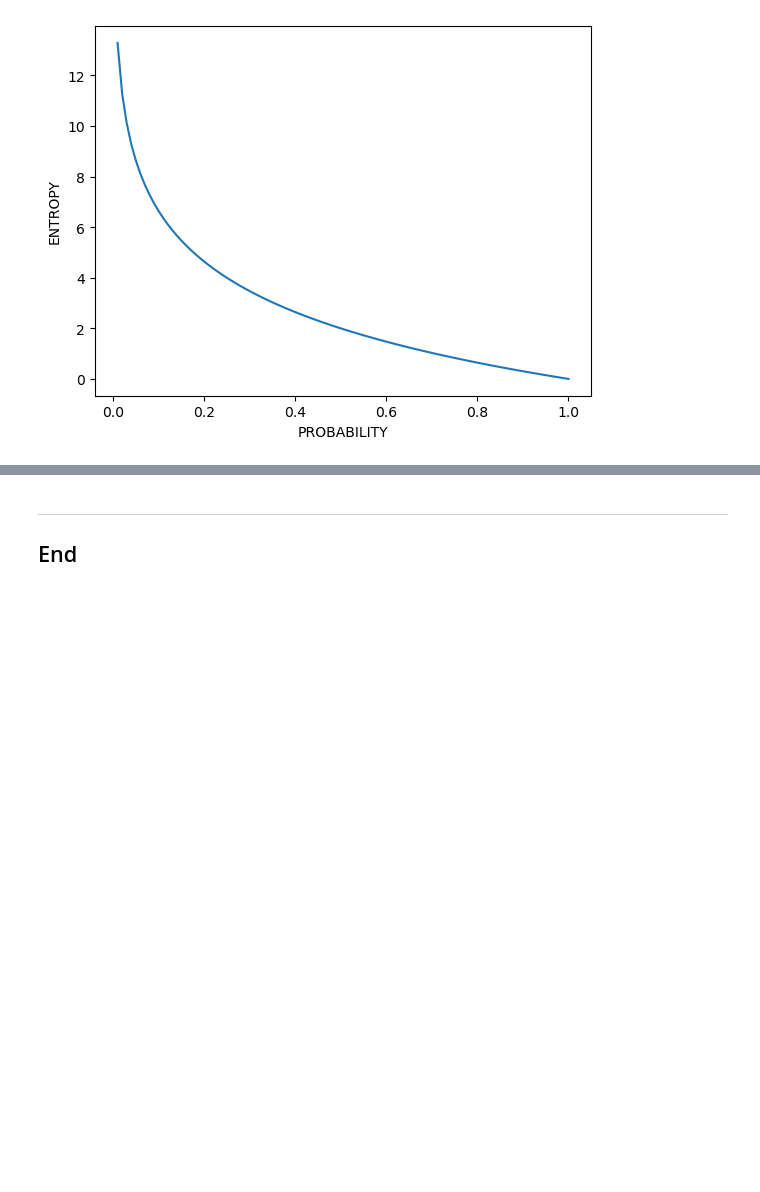
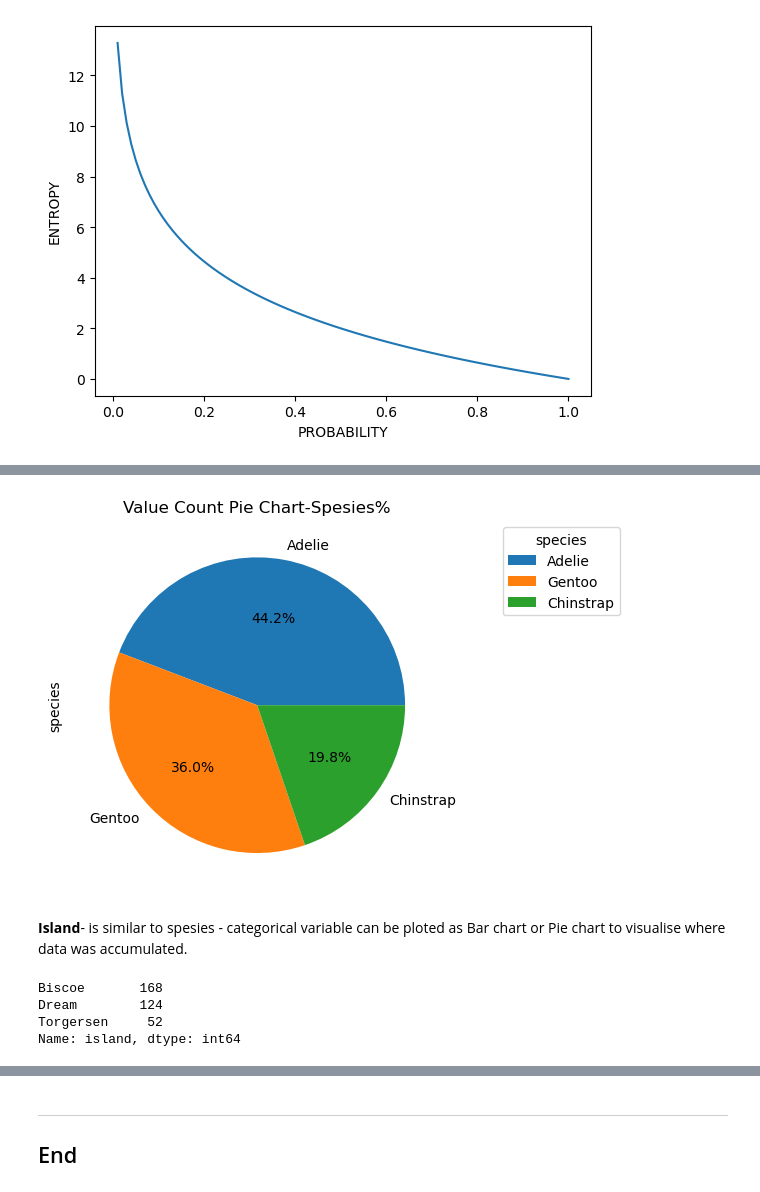
Before and after one commit to OlgaKnut/fundamentals-of-data-analysis-project, a Jupyter notebook: tasks.ipynb, the cells around one changed output, grey strips where cells are left out. Saved outputs shown, nothing was run; the diff lists cells and outputs as text; code cells hidden in the pictures; blank space fills up the shorter version.

```diff
--- a/tasks.ipynb
+++ b/tasks.ipynb
@@ -157,0 +192,20 @@ the penguin data set.
+# %%
+ax=penguins_df['species'].value_counts().plot(kind='pie', autopct='%1.1f%%')
+
+ax.legend( title="species", loc="best", bbox_to_anchor=(1, 0, 0.5, 1))
+
+ax.set_title("Value Count Pie Chart-Spesies%")
+
+plt.show()
+# %% [output]
+[figure, added]
+# %% [markdown]
+**Island**- is similar to spesies - categorical variable can be ploted as Bar chart or Pie chart to visualise where data was accumulated.
+# %%
+
+print(penguins_df["island"].value_counts())
+# %% [output]
+Biscoe       168
+Dream        124
+Torgersen     52
+Name: island, dtype: int64
```
Also changed, not shown: parts of 38 cells of this notebook, 1 other file.
